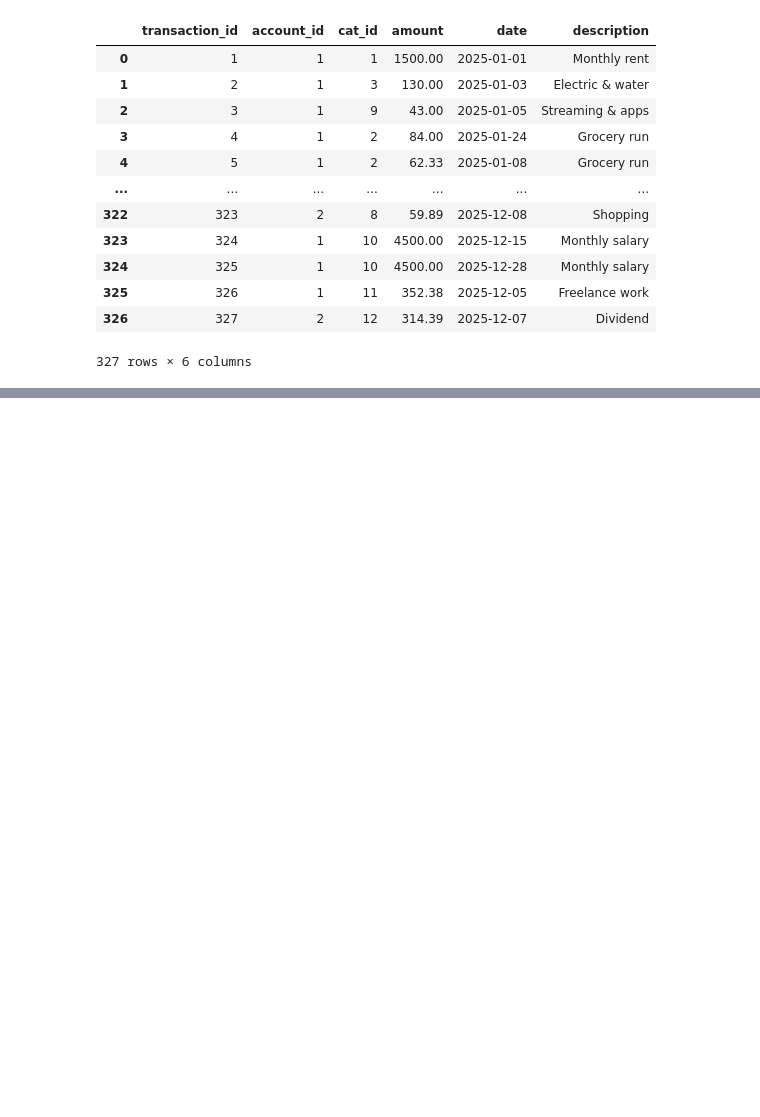
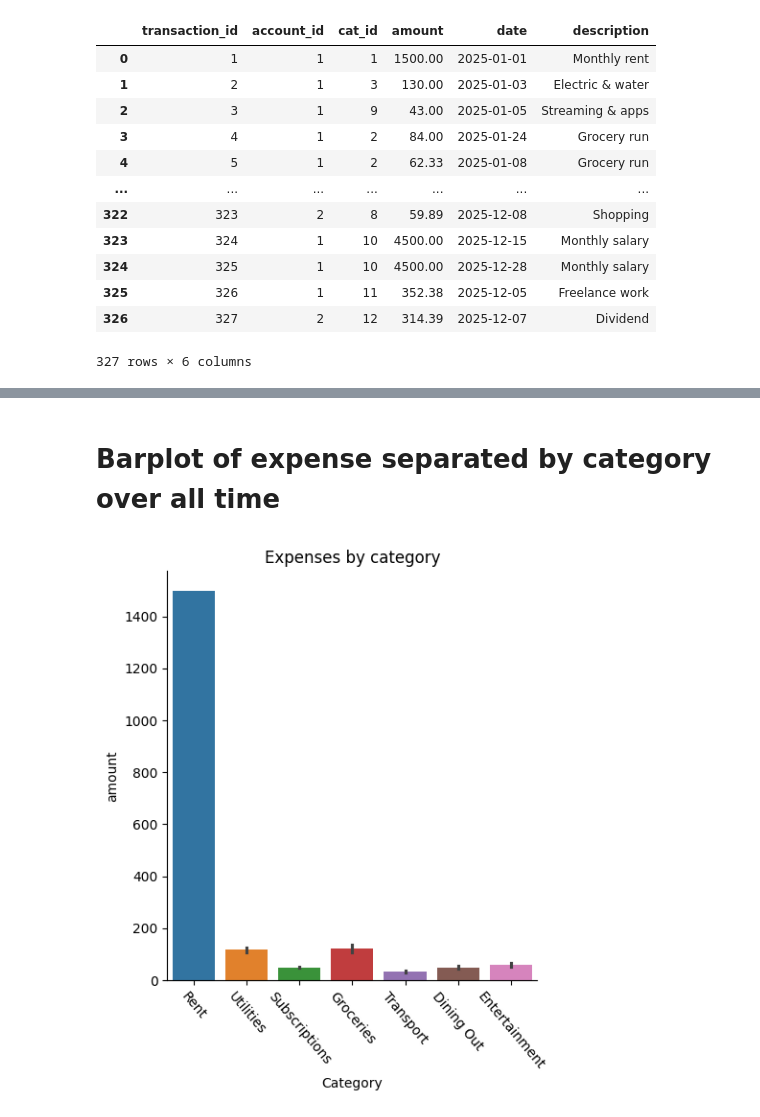
Before and after one commit to sjsu-cs122-s26/spender-menders-personal-finance-data-expense-tracker, a Jupyter notebook: notebooks/Visualization.ipynb, the cells around one changed output, grey strips where cells are left out. Cells and saved outputs as stored; diff of their text form; code cells hidden in the pictures; blank space fills up the shorter version.

```diff
--- a/notebooks/Visualization.ipynb
+++ b/notebooks/Visualization.ipynb
@@ -54,0 +194,11 @@ transactions_df
+# %% [markdown]
+# Barplot of expense separated by category over all time
+# %%
+# bar plot to compare expenses by category(overall time)
+sns.catplot(data=account1_expenses, x='name', y='amount',kind='bar', hue='name')
+plt.xticks(rotation=310)
+plt.xlabel('Category')
+plt.title('Expenses by category')
+plt.show()
+# %% [output]
+[figure, added]
```
Also changed, not shown: parts of 18 cells of this notebook.
